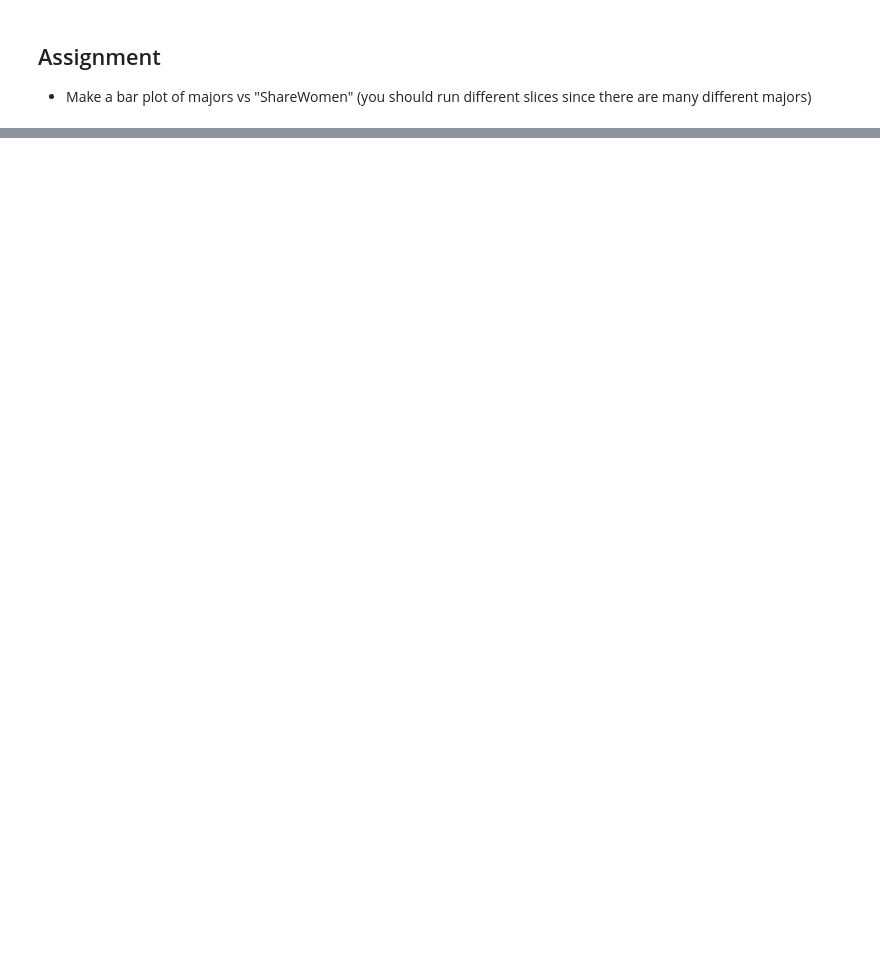
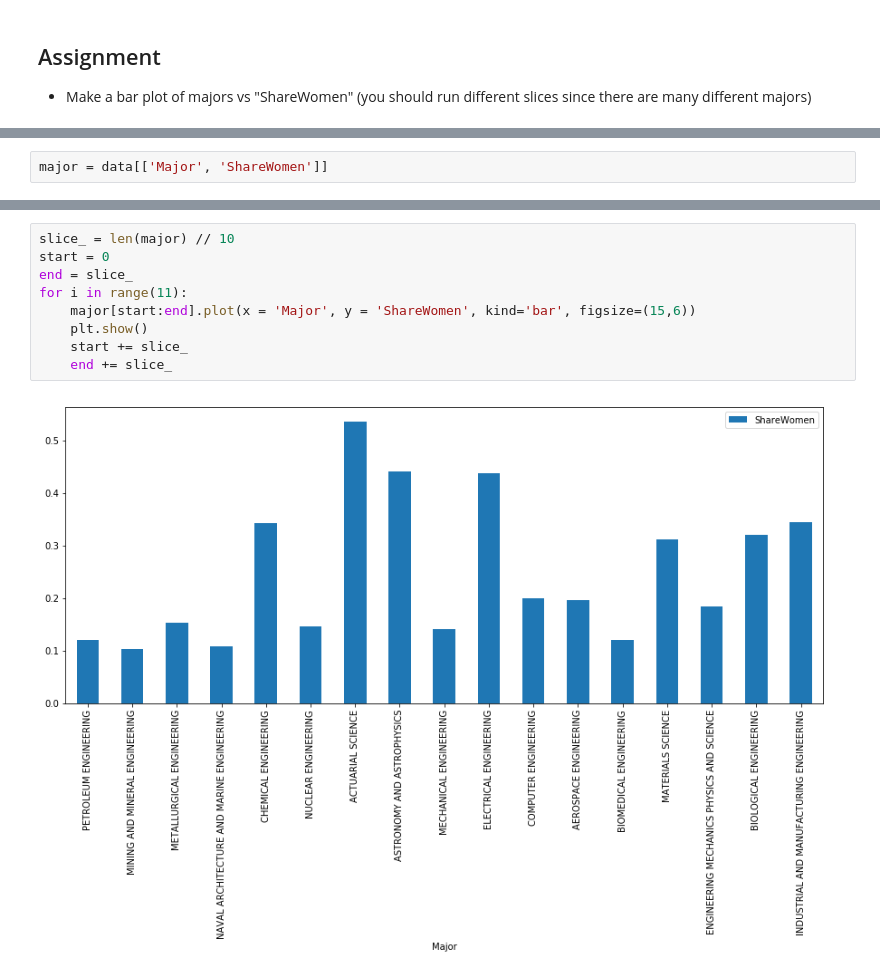
Before and after one commit to mudspringhiker/foundations, a Jupyter notebook: 07_Python_Data_Analysis/college_majors/college.ipynb, the cells around one changed output, grey strips where cells are left out. Saved outputs shown, nothing was run; the diff lists cells and outputs as text; blank space fills up the shorter version.

```diff
--- a/07_Python_Data_Analysis/college_majors/college.ipynb
+++ b/07_Python_Data_Analysis/college_majors/college.ipynb
@@ -163,0 +202,2 @@ for item in ['Sample_size', 'Men', 'Women', 'Employed', 'Full_time', 'Unemployme
+# %%
+major = data[['Major', 'ShareWomen']]
@@ -163,0 +213,11 @@ for item in ['Sample_size', 'Men', 'Women', 'Employed', 'Full_time', 'Unemployme
+# %%
+slice_ = len(major) // 10
+start = 0
+end = slice_
+for i in range(11):
+    major[start:end].plot(x = 'Major', y = 'ShareWomen', kind='bar', figsize=(15,6))
+    plt.show()
+    start += slice_
+    end += slice_
+# %% [output]
+[figure, added]
```
Also changed, not shown: parts of 6 cells of this notebook.
